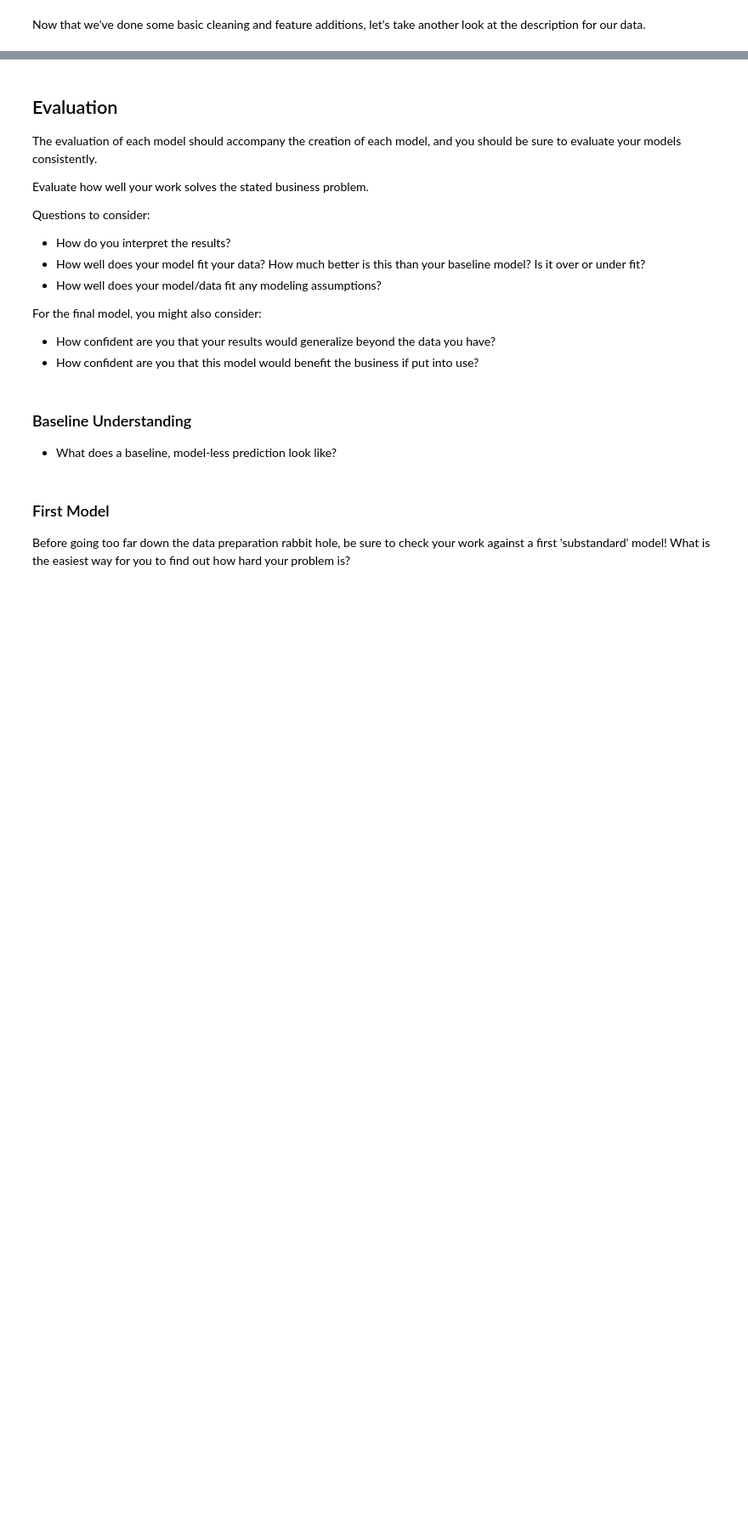
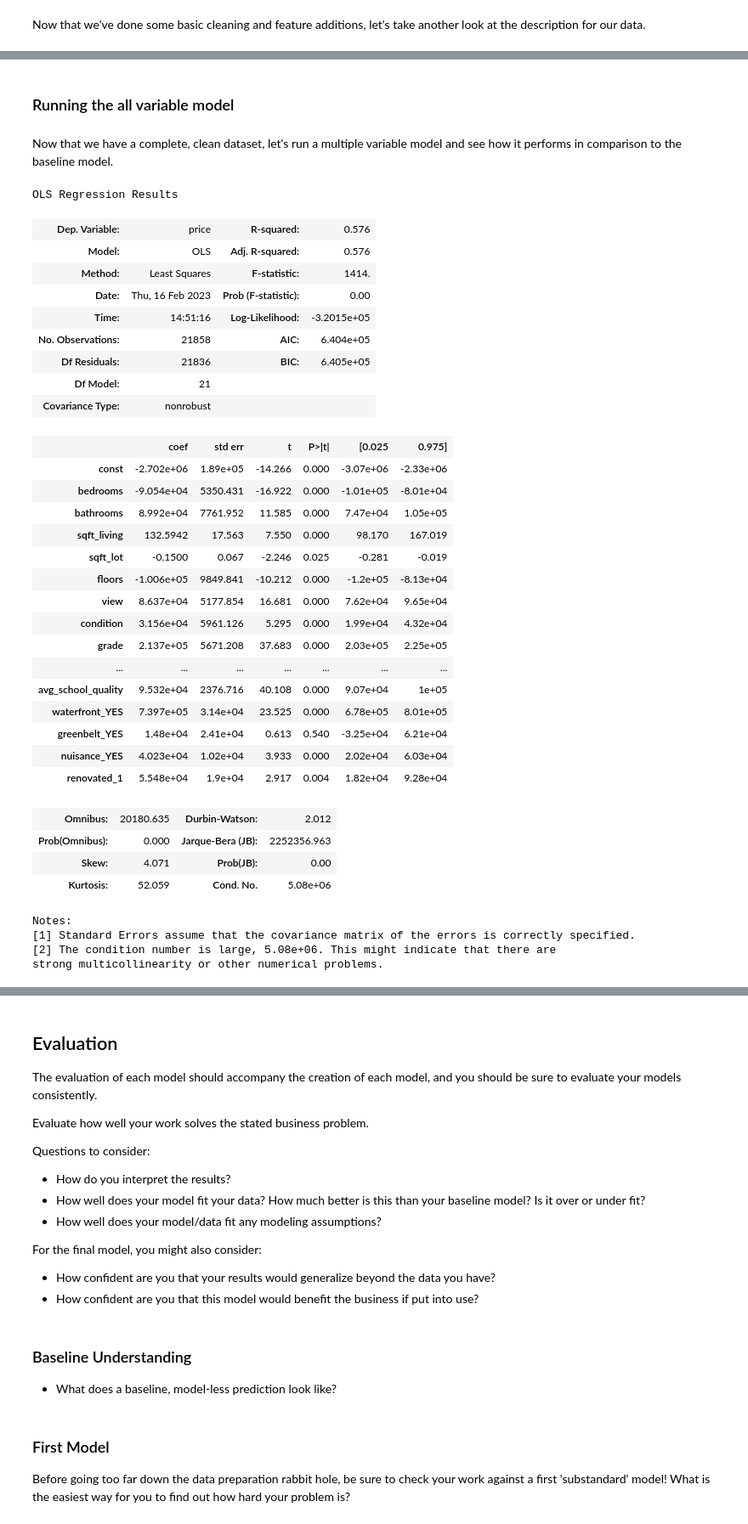
Before and after one commit to emgerber88/Kings-County-Real-Estate-analysis-NAEG, a Jupyter notebook: King_County_Analysis_Notebook.ipynb, the cells around one changed output, grey strips where cells are left out. Shown: that part at 85% size. Drawn from its saved outputs; the diff is of its cells as text; code cells hidden in the pictures; blank space fills up the shorter version.

```diff
--- a/King_County_Analysis_Notebook.ipynb
+++ b/King_County_Analysis_Notebook.ipynb
@@ -277,0 +551,7 @@ Questions to consider:
+# %%
+# create a new column with a boolean value
+X_train['renovated'] = np.where(X_train['yr_renovated'] > 0, 1, 0)
+
+#drop the old column
+X_train.drop('yr_renovated', axis = 1, inplace = True)
+X_train['renovated'].value_counts()
@@ -277,0 +564,4 @@ Questions to consider:
+# %%
+# one hot encoding categorical variables and dropping first column to avoid dummy variable trap
+X_train = pd.get_dummies(X_train, columns = ['waterfront', 'greenbelt', 'nuisance', 'renovated'], drop_first = True)
+X_train.head(2)
@@ -277,0 +574,2 @@ Questions to consider:
+# %%
+X_train.drop(columns=['id', 'date', "heat_source", "sewer_system", "address", "lat", "long"], inplace = True)
@@ -277,0 +600,6 @@ Questions to consider:
+# %%
+# impute mean average school quality for missing values
+X_train.loc[X_train['avg_school_quality'].isna()] = X_train['avg_school_quality'].mean()
+
+# check that it worked
+X_train.info()
@@ -277,0 +624,50 @@ Questions to consider:
+# %% [markdown]
+### Running the all variable model
+# %% [markdown]
+Now that we have a complete, clean dataset, let's run a multiple variable model and see how it performs in comparison to the baseline model.
+# %%
+# create a copy of our X_train for running the all variable model
+all_variable_X = X_train.copy()
+
+# instantiate and fit the all variable model
+all_variable_model = sm.OLS(y_train, sm.add_constant(all_variable_X)).fit()
+
+# find mean absolute error
+all_variable_mae = all_variable_model.resid.abs().sum() / len(y)
+
+all_variable_model.summary()
+# %% [output]
+OLS Regression Results
+| Dep. Variable: | price | R-squared: | 0.576 |
+| Model: | OLS | Adj. R-squared: | 0.576 |
+| Method: | Least Squares | F-statistic: | 1414. |
+| Date: | Thu, 16 Feb 2023 | Prob (F-statistic): | 0.00 |
+| Time: | 14:51:16 | Log-Likelihood: | -3.2015e+05 |
+| No. Observations: | 21858 | AIC: | 6.404e+05 |
+| Df Residuals: | 21836 | BIC: | 6.405e+05 |
+| Df Model: | 21 |  |  |
+| Covariance Type: | nonrobust |  |  |
+|  | coef | std err | t | P>|t| | [0.025 | 0.975] |
+| const | -2.702e+06 | 1.89e+05 | -14.266 | 0.000 | -3.07e+06 | -2.33e+06 |
+| bedrooms | -9.054e+04 | 5350.431 | -16.922 | 0.000 | -1.01e+05 | -8.01e+04 |
+| bathrooms | 8.992e+04 | 7761.952 | 11.585 | 0.000 | 7.47e+04 | 1.05e+05 |
+| sqft_living | 132.5942 | 17.563 | 7.550 | 0.000 | 98.170 | 167.019 |
+| sqft_lot | -0.1500 | 0.067 | -2.246 | 0.025 | -0.281 | -0.019 |
+| floors | -1.006e+05 | 9849.841 | -10.212 | 0.000 | -1.2e+05 | -8.13e+04 |
+| view | 8.637e+04 | 5177.854 | 16.681 | 0.000 | 7.62e+04 | 9.65e+04 |
+| condition | 3.156e+04 | 5961.126 | 5.295 | 0.000 | 1.99e+04 | 4.32e+04 |
+| grade | 2.137e+05 | 5671.208 | 37.683 | 0.000 | 2.03e+05 | 2.25e+05 |
+| ... | ... | ... | ... | ... | ... | ... |
+| avg_school_quality | 9.532e+04 | 2376.716 | 40.108 | 0.000 | 9.07e+04 | 1e+05 |
+| waterfront_YES | 7.397e+05 | 3.14e+04 | 23.525 | 0.000 | 6.78e+05 | 8.01e+05 |
+| greenbelt_YES | 1.48e+04 | 2.41e+04 | 0.613 | 0.540 | -3.25e+04 | 6.21e+04 |
+| nuisance_YES | 4.023e+04 | 1.02e+04 | 3.933 | 0.000 | 2.02e+04 | 6.03e+04 |
+| renovated_1 | 5.548e+04 | 1.9e+04 | 2.917 | 0.004 | 1.82e+04 | 9.28e+04 |
+| Omnibus: | 20180.635 | Durbin-Watson: | 2.012 |
+| Prob(Omnibus): | 0.000 | Jarque-Bera (JB): | 2252356.963 |
+| Skew: | 4.071 | Prob(JB): | 0.00 |
+| Kurtosis: | 52.059 | Cond. No. | 5.08e+06 |
+Notes:
+[1] Standard Errors assume that the covariance matrix of the errors is correctly specified.
+[2] The condition number is large, 5.08e+06. This might indicate that there are
+strong multicollinearity or other numerical problems.
```
Also changed, not shown: parts of 51 cells of this notebook, 1 other file.
